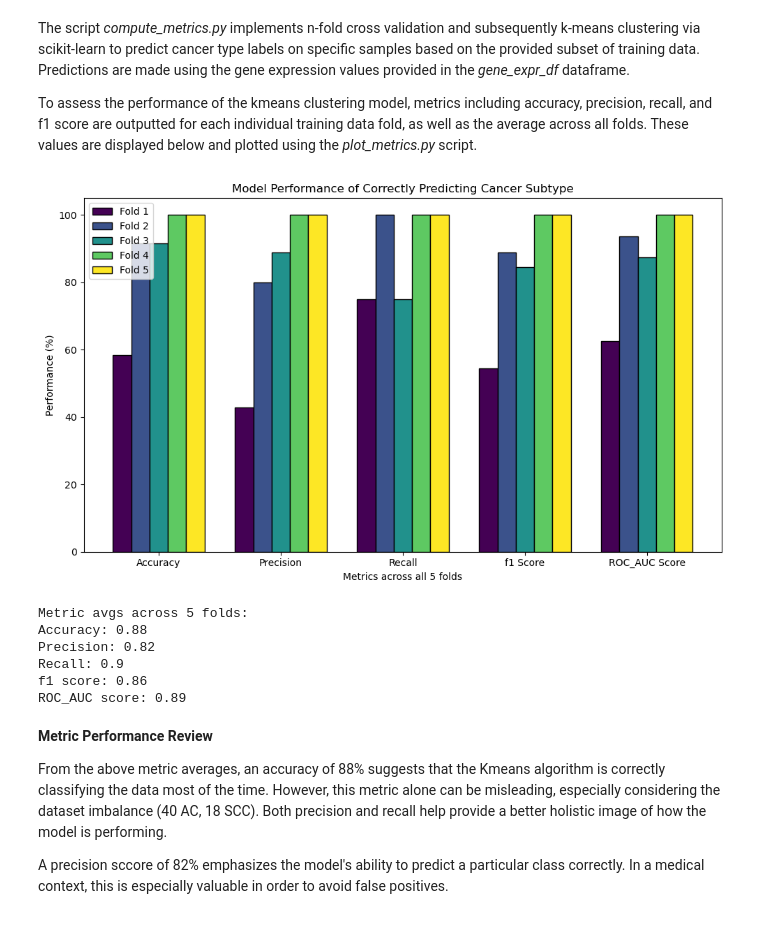
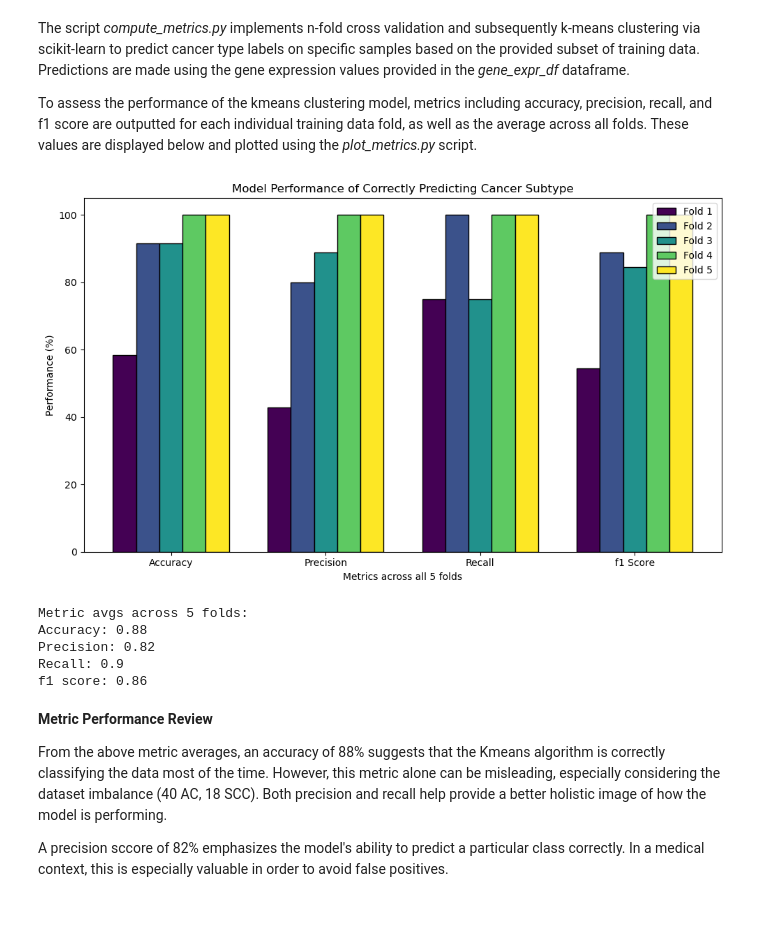
Before and after one commit to JoshuaGalla/BIOINF_575_Final_Project, a Jupyter notebook: notebooks/analysis_report.ipynb, the cells around one changed output. Saved outputs shown, nothing was run; the diff lists cells and outputs as text; code cells hidden in the pictures.

Commit message:
removed roc-auc metric and updated comments

```diff
--- a/notebooks/analysis_report.ipynb
+++ b/notebooks/analysis_report.ipynb
@@ -128,25 +128,23 @@ The script _compute_metrics.py_ implements n-fold cross validation and subsequen
 To assess the performance of the kmeans clustering model, metrics including accuracy, precision, recall, and f1 score are outputted for each individual training data fold, as well as the average across all folds. These values are displayed below and plotted using the _plot_metrics.py_ script.
 # %%
 #load k (number of clusters) and perform clustering on sample subsets selected using cross-validation
-acc_list, prec_list, recall_list, f1_list, auc_list = compute_metrics.cross_validate(gene_expr_df, cancer_type_df, k, n_folds, seed)
+acc_list, prec_list, recall_list, f1_list = compute_metrics.cross_validate(gene_expr_df, cancer_type_df, k, n_folds, seed)
 
 #plot metrics for each fold and average
-avgs = plot_metrics.metrics_plot(acc_list, prec_list, recall_list, f1_list, auc_list, n_folds)
+avgs = plot_metrics.metrics_plot(acc_list, prec_list, recall_list, f1_list, n_folds)
 
 print(f'Metric avgs across {n_folds} folds:')
 print("Accuracy:", round(avgs[0], 2)) #overall correctness of predicitions
 print("Precision:", round(avgs[1], 2)) #
 print("Recall:", round(avgs[2], 2))
 print("f1 score:", round(avgs[3], 2))
-print("ROC_AUC score:", round(avgs[4], 2))
 # %% [output]
-[figure, old version]
+[figure, new version]
 Metric avgs across 5 folds:
 Accuracy: 0.88
 Precision: 0.82
 Recall: 0.9
 f1 score: 0.86
-ROC_AUC score: 0.89
 # %% [markdown]
 __Metric Performance Review__
 
```
Also changed, not shown: parts of 3 cells of this notebook.
